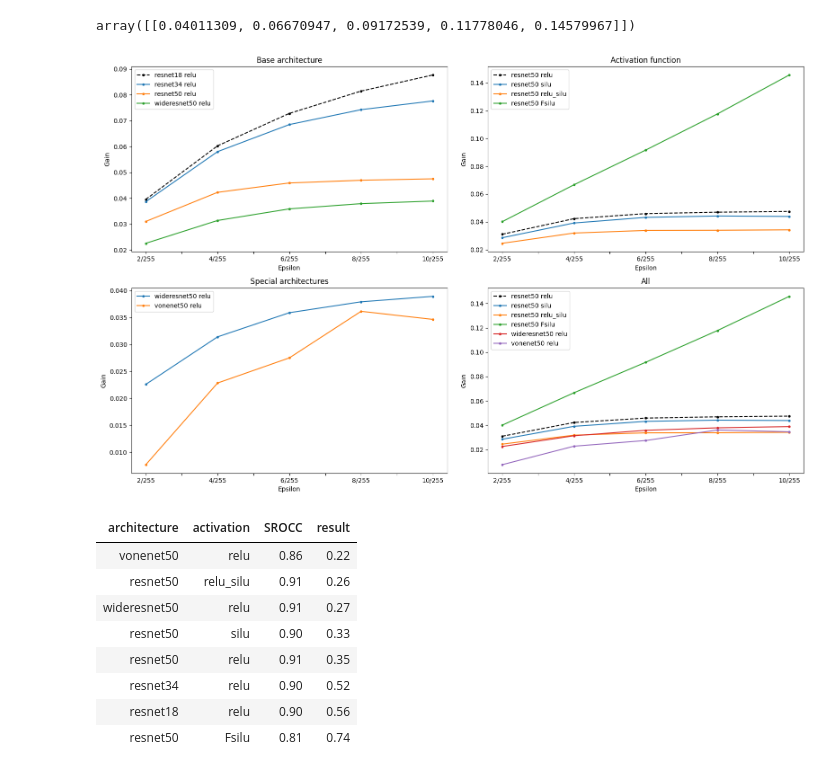
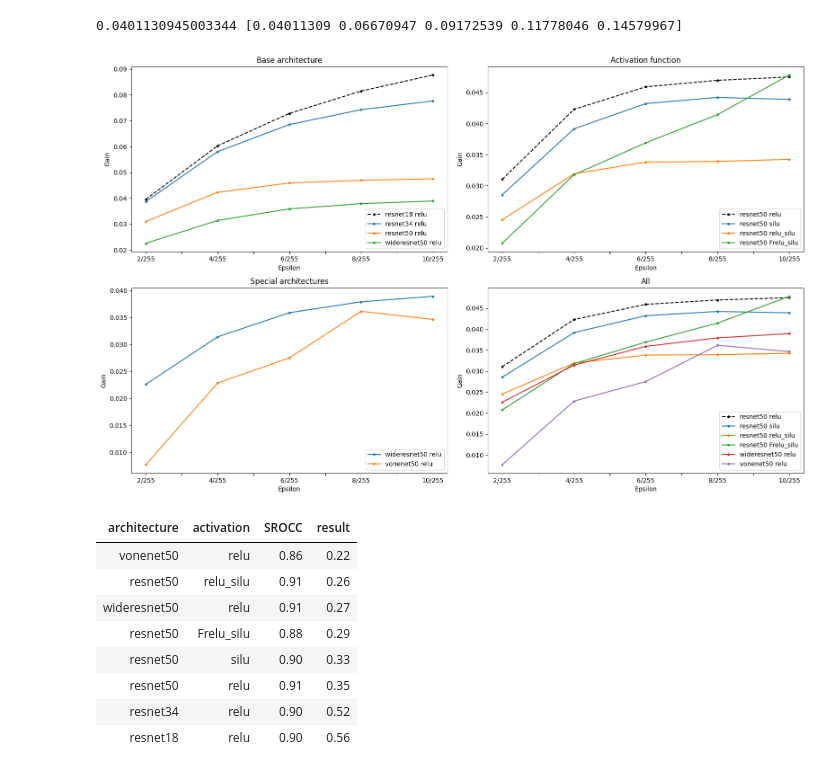
Before and after one commit to abhhfcgjk/VG_Architectural_Adversarial_Robustness, a Jupyter notebook: graphs.ipynb, the cells around one changed output. Drawn from its saved outputs; the diff is of its cells as text; code cells hidden in the pictures.

```diff
--- a/graphs.ipynb
+++ b/graphs.ipynb
@@ -18,39 +18,43 @@ data.sample(5, random_state=0)
 # %%
-data[(data["arch"]=="resnet50")&(data["activation"]=="Fsilu")].loc[:,"eps 2": "eps 10"].values
+fsilu_data = data[(data["arch"]=="resnet50")&(data["activation"]=="Fsilu")].loc[:,"eps 2": "eps 10"].values
+print(fsilu_data[0][0],fsilu_data[-1])
 # %% [output]
-array([[0.04011309, 0.06670947, 0.09172539, 0.11778046, 0.14579967]])
+0.0401130945003344 [0.04011309 0.06670947 0.09172539 0.11778046 0.14579967]
 # %%
 group1 = [("resnet18", "relu"), ("resnet34", "relu"), ("resnet50", "relu"), ("wideresnet50", "relu")]
-group2 = [("resnet50", "relu"), ("resnet50", "silu"), ("resnet50", "relu_silu"),("resnet50", "Fsilu")]
+group2 = [("resnet50", "relu"), ("resnet50", "silu"), ("resnet50", "relu_silu"),("resnet50", "Frelu_silu") ]
 group3 = [("wideresnet50", "relu"),("vonenet50", "relu")]
 # %%
 group = group2 + group3
 groups = [group1, group2, group3, group]
 epsilons = [2, 4, 6, 8, 10]
 eps_labels = ['','2/255','','4/255','','6/255','','8/255','','10/255']
 
 fig, axs = plt.subplots(2,2, figsize=(16,10), subplot_kw={"xticks": list(range(1,11)),"xticklabels": eps_labels, "xlabel": "Epsilon", "ylabel": "Gain"})
 baseline = [('resnet18','relu'),('resnet50','relu')]
 axs[0,0].set_title("Base architecture")
 axs[0,1].set_title("Activation function")
 axs[1,0].set_title("Special architectures")
 axs[1,1].set_title("All")
 fig.tight_layout()
 
+# axs[0,1].set_ylim(fsilu_data[0][1], fsilu_data[0][-1])
+
 for i in range(4):
     axis = axs[i//2, i%2]
     grp = groups[i]
     for arch, activ in grp:
         y_axis = data[(data["arch"]==arch)&(data["activation"]==activ)].loc[:,f"eps {epsilons[0]}": f"eps {epsilons[-1]}"].values.tolist()[0]
         if (i==0 and (arch, activ) == baseline[0])or(i>0 and (arch, activ) == baseline[1]):
             axis.plot(epsilons, y_axis,'k--', marker=".",label=f"{arch} {activ}")
         else:
             axis.plot(epsilons, y_axis, marker=".",label=f"{arch} {activ}")
-    axis.legend(loc="upper left")
+    axis.legend(loc="lower right")
 
 plt.show()
+fig.savefig('graph4.png')
 # %% [output]
-[figure, old version]
+[figure, new version]
 # %%
 x = [2, 4, 6, 8, 10]
 grp = set(group1+group2+group3)
@@ -68,8 +72,8 @@ df.sort_values('result').style.hide()
 | vonenet50 | relu | 0.86 | 0.22 |
 | resnet50 | relu_silu | 0.91 | 0.26 |
 | wideresnet50 | relu | 0.91 | 0.27 |
+| resnet50 | Frelu_silu | 0.88 | 0.29 |
 | resnet50 | silu | 0.90 | 0.33 |
 | resnet50 | relu | 0.91 | 0.35 |
 | resnet34 | relu | 0.90 | 0.52 |
 | resnet18 | relu | 0.90 | 0.56 |
-| resnet50 | Fsilu | 0.81 | 0.74 |
```
Also changed, not shown: parts of 1 cell of this notebook, 3 other files.
